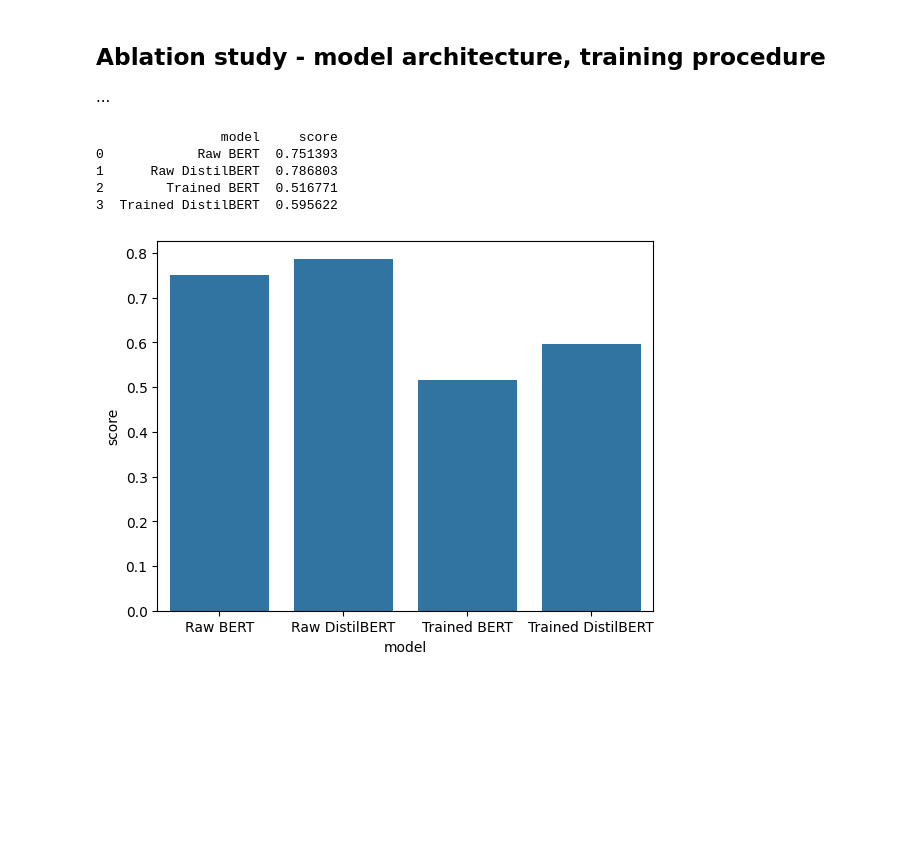
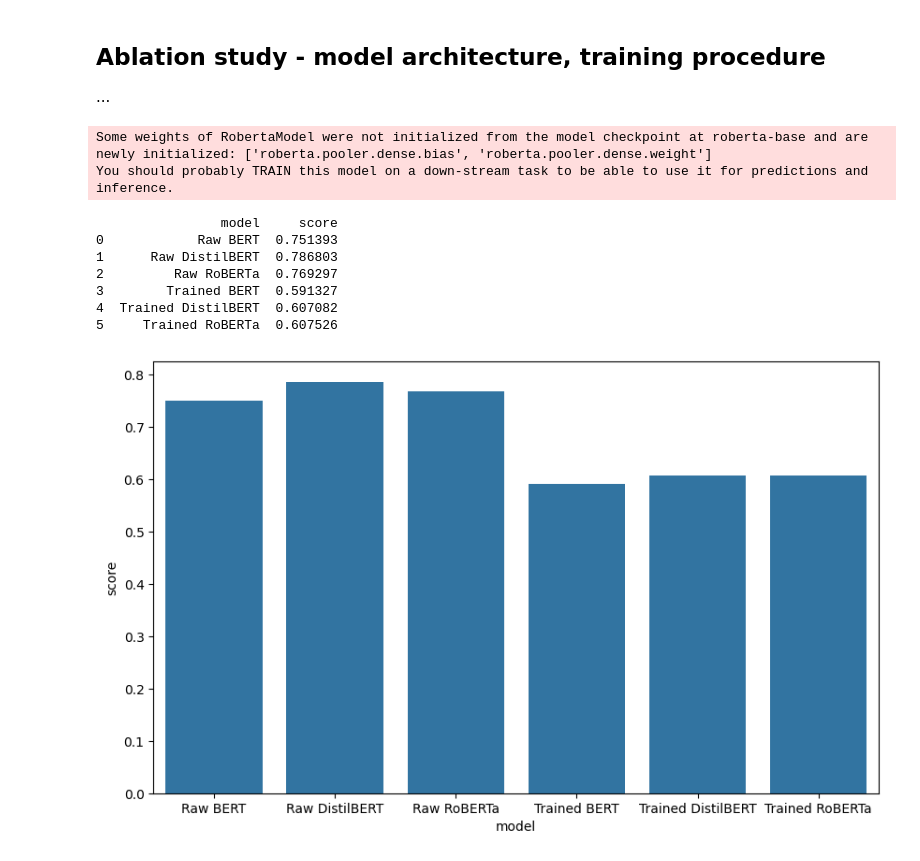
Before and after one commit to MattS0000/NLP_2023Z_Frytki, a Jupyter notebook: P1_Final/code/demonstration.ipynb, the cells around one changed output. Drawn from its saved outputs; the diff is of its cells as text; code cells hidden in the pictures; blank space fills up the shorter version.

Commit message:
Added RoBERTa

```diff
--- a/P1_Final/code/demonstration.ipynb
+++ b/P1_Final/code/demonstration.ipynb
@@ -73,0 +75,6 @@ item_comparison(model, "Red apple", "Warsaw University of Technology")
+# %%
+model = ProductComparator(PretrainedRoberta().train())
+item_comparison(model, "Red apple", "Green apple")
+item_comparison(model, "Red apple", "Lemon")
+item_comparison(model, "Red apple", "Brick")
+item_comparison(model, "Red apple", "Warsaw University of Technology")
@@ -182,8 +214,10 @@ Epoch: 3/3. Train set: Average loss: 3.0918
 models = {
     "Raw BERT": PretrainedBert().train(),
     "Raw DistilBERT": PretrainedDistilBert().train(),
+    "Raw RoBERTa": PretrainedRoberta().train(),
     "Trained BERT": pickle.load(open("./../models/bert_model", "rb")),
-    "Trained DistilBERT": pickle.load(open("./../models/distilbert_model", "rb"))
+    "Trained DistilBERT": pickle.load(open("./../models/distilbert_model", "rb")),
+    "Trained RoBERTa": pickle.load(open("./../models/roberta_model", "rb"))
 }
 test_dataset = DataLoader(PletsDataset("./../data", "test_preprocessed", direct=True))
 metric = HierachialMetric()
@@ -193,14 +227,20 @@ for label, model in models.items():
     comparator = ProductComparator(model)
     score = metric.evaluate_dataset(comparator, test_dataset, limit=15)
     df.loc[len(df)] = [label, score]
+# %% [output]
+Some weights of RobertaModel were not initialized from the model checkpoint at roberta-base and are newly initialized: ['roberta.pooler.dense.bias', 'roberta.pooler.dense.weight']
+You should probably TRAIN this model on a down-stream task to be able to use it for predictions and inference.
 # %%
 print(df)
+plt.figure(figsize=(10, 6))
 sns.barplot(x="model", y="score", data=df)
 plt.show()
 # %% [output]
                 model     score
 0            Raw BERT  0.751393
 1      Raw DistilBERT  0.786803
-2        Trained BERT  0.516771
-3  Trained DistilBERT  0.595622
+2         Raw RoBERTa  0.769297
+3        Trained BERT  0.591327
+4  Trained DistilBERT  0.607082
+5     Trained RoBERTa  0.607526
-[figure, old version]
+[figure, new version]
```
Also changed, not shown: parts of 5 cells of this notebook, 1 other file.
